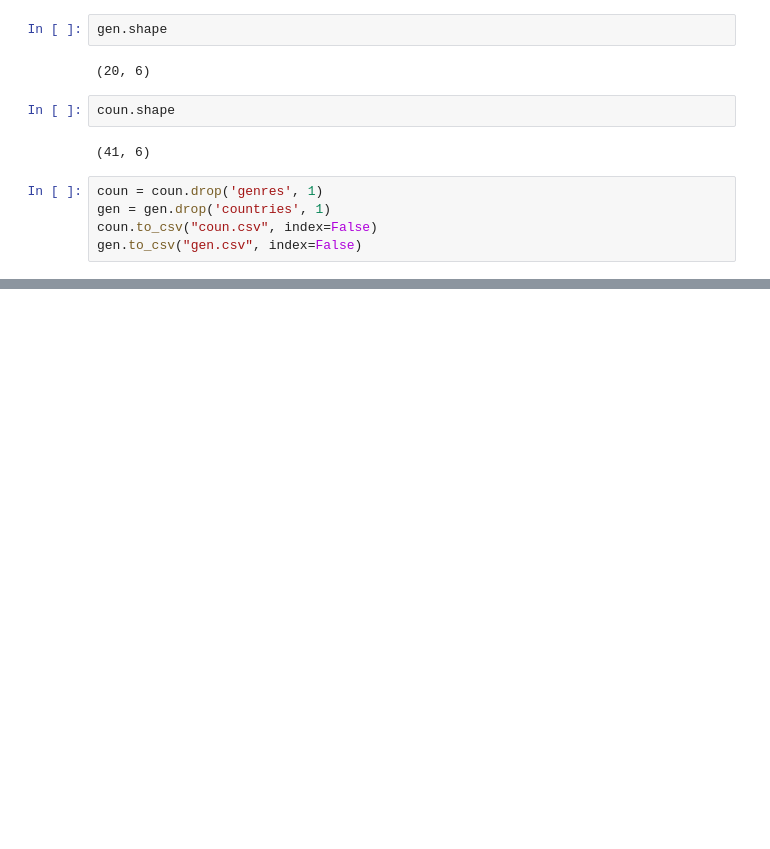
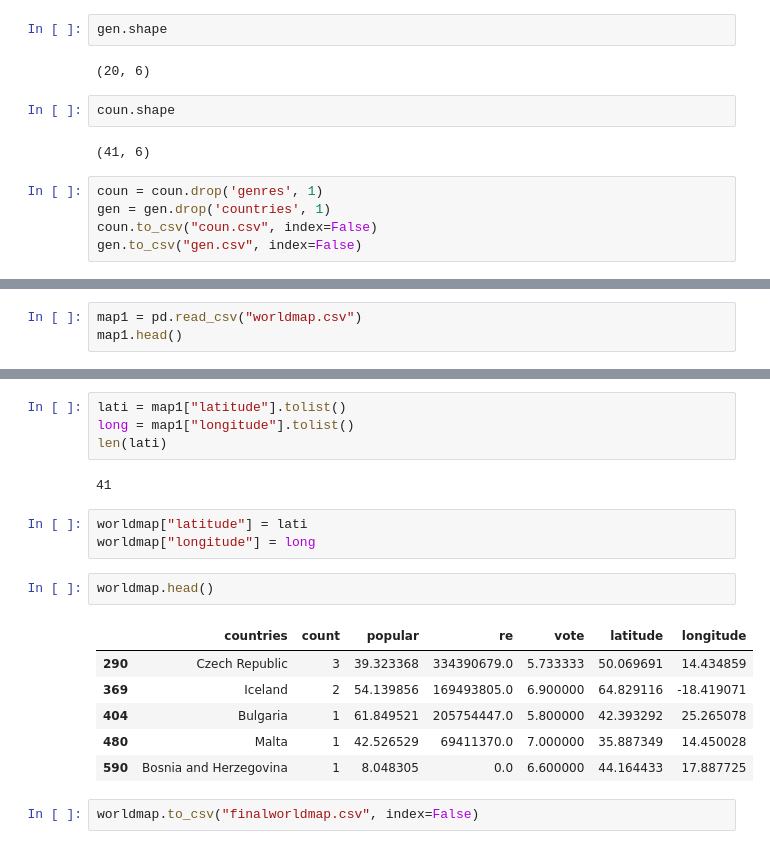
Before and after one commit to hejiaxu7146/ANLY503, a Jupyter notebook: Exam/Code/503ExamCleanData.ipynb, the cells around one changed output, grey strips where cells are left out. Saved outputs shown, nothing was run; the diff lists cells and outputs as text; blank space fills up the shorter version.

```diff
--- a/Exam/Code/503ExamCleanData.ipynb
+++ b/Exam/Code/503ExamCleanData.ipynb
@@ -478,0 +538,3 @@ gen.to_csv("gen.csv", index=False)
+# %%
+map1 = pd.read_csv("worldmap.csv")
+map1.head()
@@ -478,0 +548,20 @@ gen.to_csv("gen.csv", index=False)
+# %%
+lati = map1["latitude"].tolist()
+long = map1["longitude"].tolist()
+len(lati)
+# %% [output]
+41
+# %%
+worldmap["latitude"] = lati
+worldmap["longitude"] = long
+# %%
+worldmap.head()
+# %% [output]
+|  | countries | count | popular | re | vote | latitude | longitude |
+| 290 | Czech Republic | 3 | 39.323368 | 334390679.0 | 5.733333 | 50.069691 | 14.434859 |
+| 369 | Iceland | 2 | 54.139856 | 169493805.0 | 6.900000 | 64.829116 | -18.419071 |
+| 404 | Bulgaria | 1 | 61.849521 | 205754447.0 | 5.800000 | 42.393292 | 25.265078 |
+| 480 | Malta | 1 | 42.526529 | 69411370.0 | 7.000000 | 35.887349 | 14.450028 |
+| 590 | Bosnia and Herzegovina | 1 | 8.048305 | 0.0 | 6.600000 | 44.164433 | 17.887725 |
+# %%
+worldmap.to_csv("finalworldmap.csv", index=False)
```
Also changed, not shown: parts of 7 cells of this notebook.
